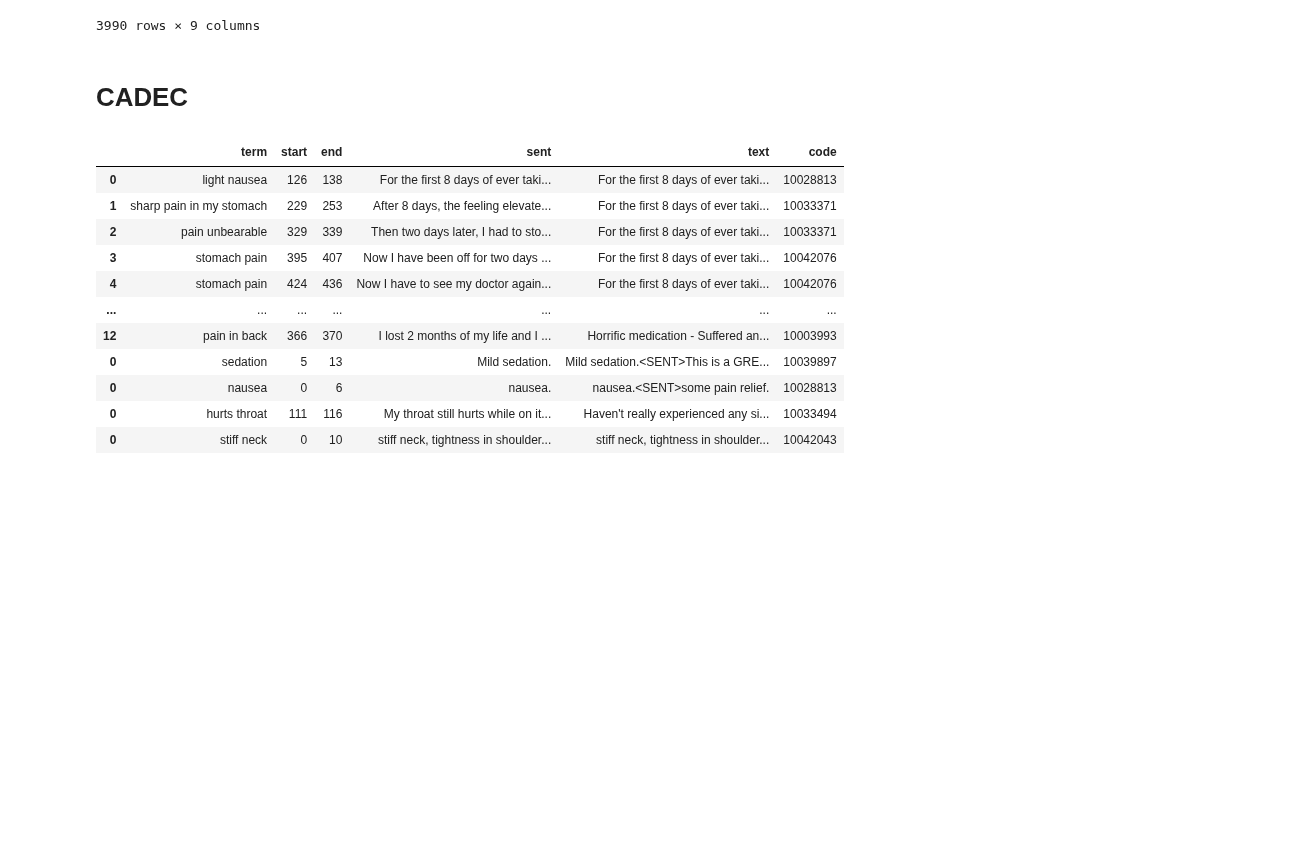
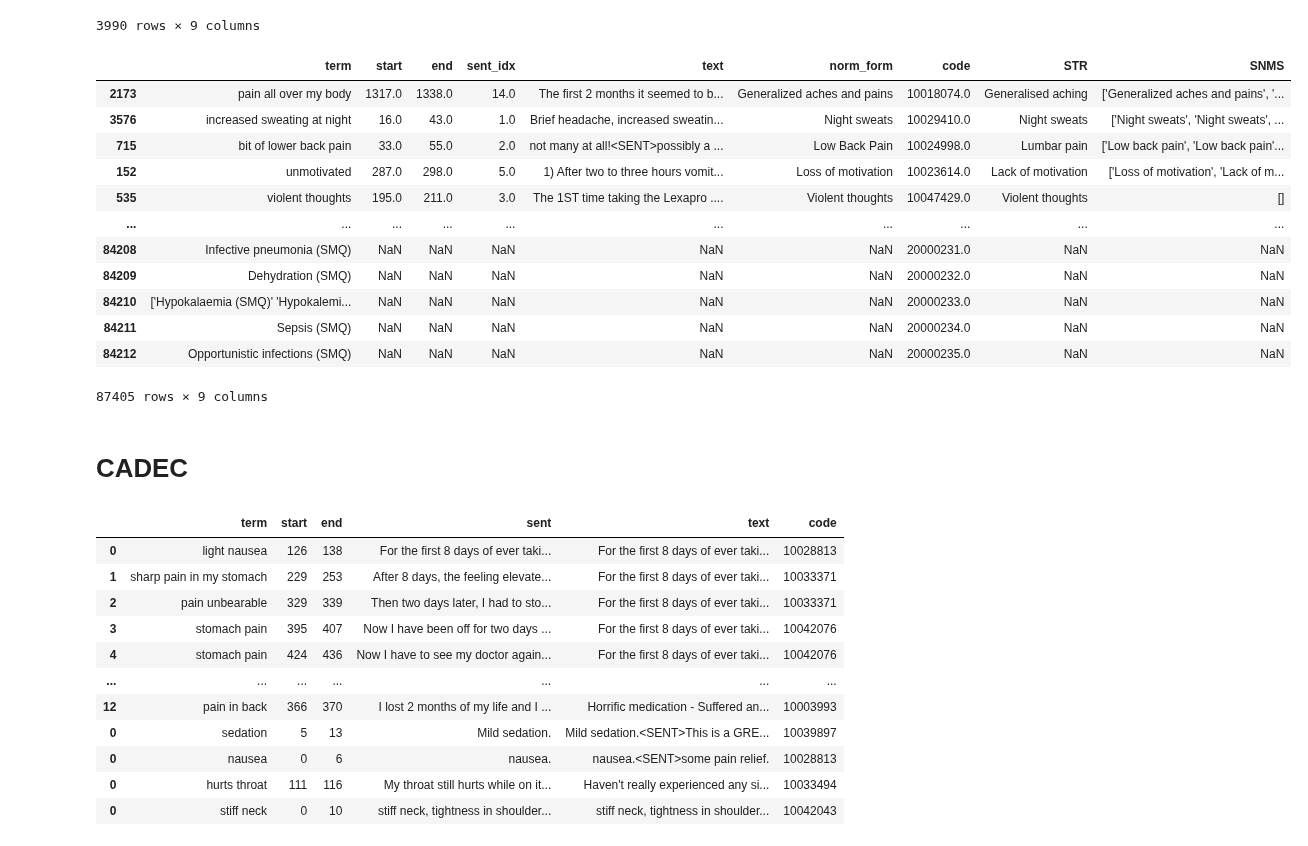
Before and after one commit to AlexKay28/MedConcNorm, a Jupyter notebook: notebooks/work_with_raw_data/get_train_test_csvs.ipynb, the cells around one changed output. Drawn from its saved outputs; the diff is of its cells as text; code cells hidden in the pictures; blank space fills up the shorter version.

```diff
--- a/notebooks/work_with_raw_data/get_train_test_csvs.ipynb
+++ b/notebooks/work_with_raw_data/get_train_test_csvs.ipynb
@@ -8,3 +17,18 @@ from sklearn.model_selection import train_test_split
 pd.set_option('display.max_rows', 500)
 pd.set_option('display.max_columns', 500)
 pd.set_option('display.width', 1000)
+# %%
+def concat_and_explode_syn(df):
+    df['term'] = df.apply(
+        lambda row: [row['STR']] + list(set(eval(row['SNMS']))), axis=1)
+    return df
+
+def concat_and_explode(df):
+    df['term'] = df.apply(
+        lambda row: [row['STR']], axis=1)
+    return df
+# %%
+mdr_codes_to_exp = pd.read_csv('../../data/interim/meddra_codes_terms_synonims.csv')
+mdr_codes_to_exp = mdr_codes_to_exp[['STR', 'SNMS', 'CODE']]
+mdr_codes_to_exp = apply_parallel(mdr_codes_to_exp, concat_and_explode)
+mdr_codes_to_exp = mdr_codes_to_exp.explode('term')[['term', 'CODE']].rename(columns={'CODE': 'code'})
@@ -308 +382,18 @@ psytar_adrs
+# %%
+psytar_adrs_train_ex = pd.concat([psytar_adrs_train, mdr_codes_to_exp])
+psytar_adrs_train_ex
+# %% [output]
+|  | term | start | end | sent_idx | text | norm_form | code | STR | SNMS |
+| 2173 | pain all over my body | 1317.0 | 1338.0 | 14.0 | The first 2 months it seemed to b... | Generalized aches and pains | 10018074.0 | Generalised aching | ['Generalized aches and pains', '... |
+| 3576 | increased sweating at night | 16.0 | 43.0 | 1.0 | Brief headache, increased sweatin... | Night sweats | 10029410.0 | Night sweats | ['Night sweats', 'Night sweats', ... |
+| 715 | bit of lower back pain | 33.0 | 55.0 | 2.0 | not many at all!<SENT>possibly a ... | Low Back Pain | 10024998.0 | Lumbar pain | ['Low back pain', 'Low back pain'... |
+| 152 | unmotivated | 287.0 | 298.0 | 5.0 | 1) After two to three hours vomit... | Loss of motivation | 10023614.0 | Lack of motivation | ['Loss of motivation', 'Lack of m... |
+| 535 | violent thoughts | 195.0 | 211.0 | 3.0 | The 1ST time taking the Lexapro .... | Violent thoughts | 10047429.0 | Violent thoughts | [] |
+| ... | ... | ... | ... | ... | ... | ... | ... | ... | ... |
+| 84208 | Infective pneumonia (SMQ) | NaN | NaN | NaN | NaN | NaN | 20000231.0 | NaN | NaN |
+| 84209 | Dehydration (SMQ) | NaN | NaN | NaN | NaN | NaN | 20000232.0 | NaN | NaN |
+| 84210 | ['Hypokalaemia (SMQ)' 'Hypokalemi... | NaN | NaN | NaN | NaN | NaN | 20000233.0 | NaN | NaN |
+| 84211 | Sepsis (SMQ) | NaN | NaN | NaN | NaN | NaN | 20000234.0 | NaN | NaN |
+| 84212 | Opportunistic infections (SMQ) | NaN | NaN | NaN | NaN | NaN | 20000235.0 | NaN | NaN |
+87405 rows × 9 columns
 # %%
```
Also changed, not shown: parts of 16 cells of this notebook, 13 other files.
